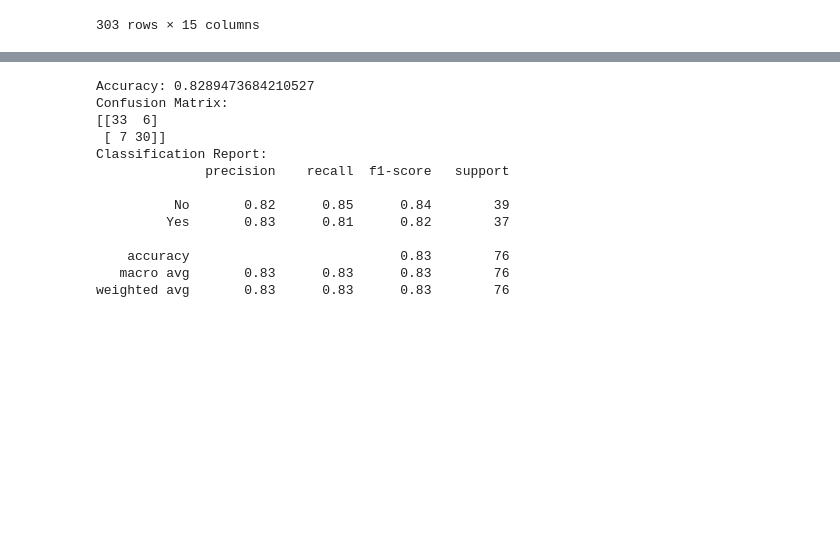
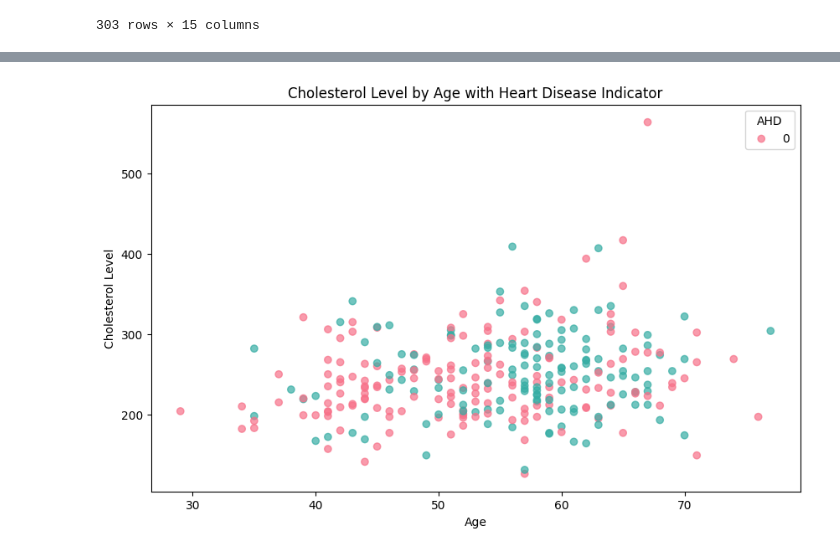
Before and after one commit to funmeen/legendary-eureka, a Jupyter notebook: Support_Vector_Machine.ipynb, the cells around one changed output, grey strips where cells are left out. Saved outputs shown, nothing was run; the diff lists cells and outputs as text; code cells hidden in the pictures; blank space fills up the shorter version.

```diff
--- a/Support_Vector_Machine.ipynb
+++ b/Support_Vector_Machine.ipynb
@@ -19,3 +19,12 @@ df
 | 301 | 302 | 57 | 0 | nontypical | 130 | 236 | 0 | 2 | 174 | 0 | ... |
 | 302 | 303 | 38 | 1 | nonanginal | 138 | 175 | 0 | 0 | 173 | 0 | ... |
 303 rows × 15 columns
+# %%
+df = df.drop(columns = 'Unnamed: 0')
+df['ChestPain'] = df['ChestPain'].astype('category')
+df['ChestPain'] = df['ChestPain'].cat.codes
+df['Thal'] = df['Thal'].astype('category')
+df['Thal'] = df['Thal'].cat.codes
+df['AHD'] = df['AHD'].astype('category')
+df['AHD'] = df['AHD'].cat.codes
+df
@@ -41,53 +154,18 @@ from sklearn.metrics import accuracy_score, confusion_matrix, classification_rep
-# %%
-x = df.drop('AHD',axis=1)
-y = df['AHD']
-
-# Handle categorical data using LabelEncoder
-from sklearn.preprocessing import LabelEncoder
-label_encoders = {}
-for col in x.select_dtypes(include=['object']).columns:
-    le = LabelEncoder()
-    x[col] = le.fit_transform(x[col])
-    label_encoders[col] = le
-
-# Handle missing values with SimpleImputer (mean strategy)
-imputer = SimpleImputer(strategy='mean')
-x = imputer.fit_transform(x)
-
-# Split the data into training and testing sets
-x_train, x_test, y_train, y_test = train_test_split(x, y, test_size=0.25, random_state=42)
-
-# Create an SVM classifier with a linear kernel
-clf = svm.SVC(kernel='linear')
-
-# Train the model using the training sets
-clf.fit(x_train, y_train)
-
-# Predict the response for the test dataset
-y_pred = clf.predict(x_test)
-
-# Evaluate the model
-accuracy = accuracy_score(y_test, y_pred)
-confusion = confusion_matrix(y_test, y_pred)
-classification = classification_report(y_test, y_pred)
-
-# Display results
-print(f"Accuracy: {accuracy}")
-print("Confusion Matrix:")
-print(confusion)
-print("Classification Report:")
-print(classification)
-# %% [output]
-Accuracy: 0.8289473684210527
-Confusion Matrix:
-[[33  6]
- [ 7 30]]
-Classification Report:
-              precision    recall  f1-score   support
-
-          No       0.82      0.85      0.84        39
-         Yes       0.83      0.81      0.82        37
-
-    accuracy                           0.83        76
-   macro avg       0.83      0.83      0.83        76
-weighted avg       0.83      0.83      0.83        76
+# %%
+# Create a scatter plot with color mapping
+plt.figure(figsize=(10, 6))
+color_palette = sns.color_palette("husl", df['AHD'].nunique())
+color_map = dict(zip(df['AHD'].unique(), color_palette))
+plt.scatter(df['Age'], df['Chol'], c=df['AHD'].map(color_map), alpha=0.7)
+
+# Label axes and title
+plt.xlabel("Age")
+plt.ylabel("Cholesterol Level")
+plt.title("Cholesterol Level by Age with Heart Disease Indicator")
+
+# Add a legend with color mapping
+plt.legend(color_map.keys(), title='AHD')
+
+plt.show()
+# %% [output]
+[figure, added]
```
Also changed, not shown: parts of 18 cells of this notebook.
